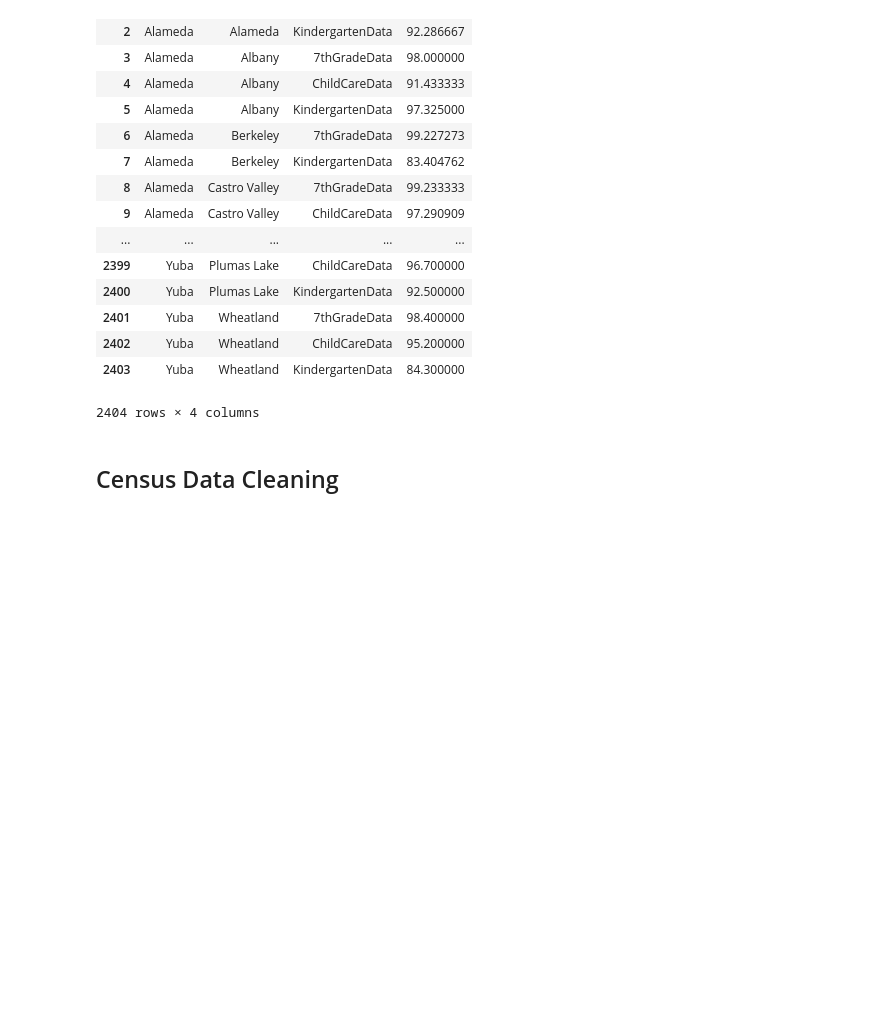
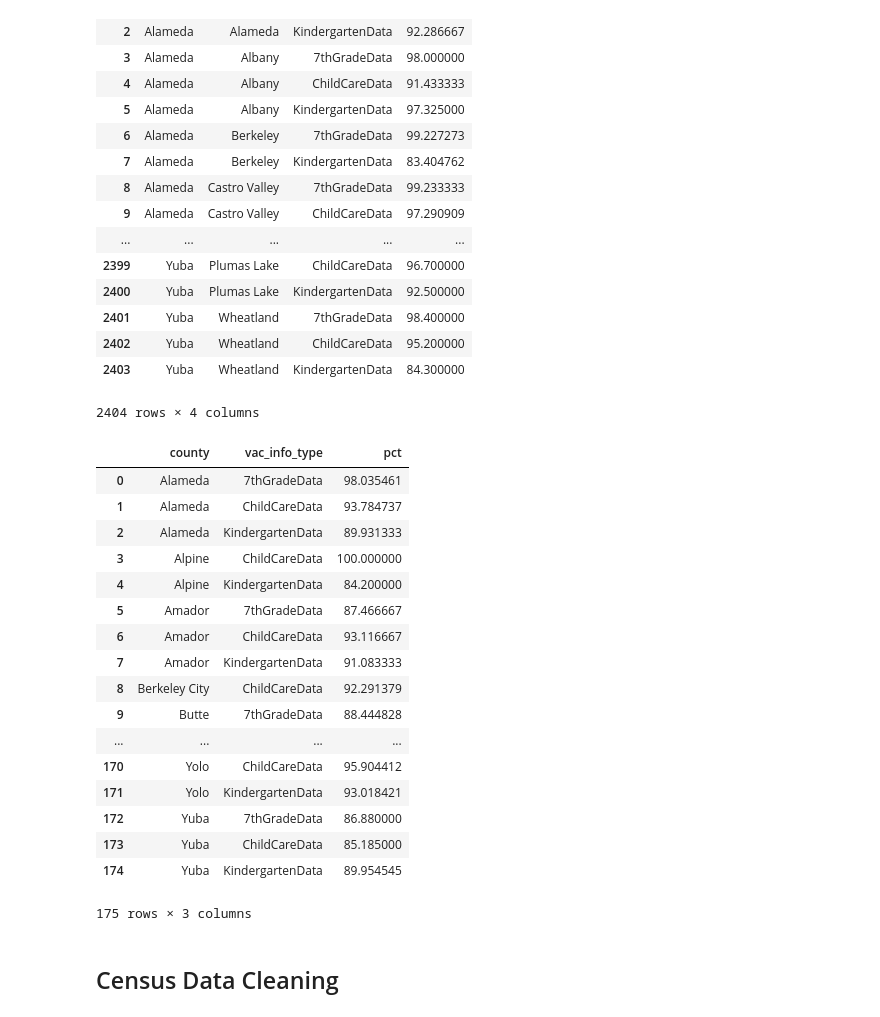
Before and after one commit to jeffrey-hsu/mids_capstone, a Jupyter notebook: vaxxfacts/cleaning_etl/Data_Cleaning_12_13.ipynb, the cells around one changed output. Drawn from its saved outputs; the diff is of its cells as text; code cells hidden in the pictures; blank space fills up the shorter version.

Commit message:
add by county percentage tables

```diff
--- a/vaxxfacts/cleaning_etl/Data_Cleaning_12_13.ipynb
+++ b/vaxxfacts/cleaning_etl/Data_Cleaning_12_13.ipynb
@@ -468,3 +468,27 @@ vac_pct
 # %%
 #Export average percentage of students vaccinated by county,city and grade
 vac_pct.to_csv("vac_pct_table1213.csv", index=False)
+# %%
+# create grouping by county for comparison to outbreak incidence rates
+#Get average percentage of students vaccinated by county and grade
+vac_county_pct=vac_data.groupby(by=['county','vac_info_type'], as_index=False)['pct'].mean()
+vac_county_pct
+# %% [output]
+|  | county | vac_info_type | pct |
+| 0 | Alameda | 7thGradeData | 98.035461 |
+| 1 | Alameda | ChildCareData | 93.784737 |
+| 2 | Alameda | KindergartenData | 89.931333 |
+| 3 | Alpine | ChildCareData | 100.000000 |
+| 4 | Alpine | KindergartenData | 84.200000 |
+| 5 | Amador | 7thGradeData | 87.466667 |
+| 6 | Amador | ChildCareData | 93.116667 |
+| 7 | Amador | KindergartenData | 91.083333 |
+| 8 | Berkeley City | ChildCareData | 92.291379 |
+| 9 | Butte | 7thGradeData | 88.444828 |
+| ... | ... | ... | ... |
+| 170 | Yolo | ChildCareData | 95.904412 |
+| 171 | Yolo | KindergartenData | 93.018421 |
+| 172 | Yuba | 7thGradeData | 86.880000 |
+| 173 | Yuba | ChildCareData | 85.185000 |
+| 174 | Yuba | KindergartenData | 89.954545 |
+175 rows × 3 columns
```
Also changed, not shown: parts of 1 cell of this notebook, 12 other files.
